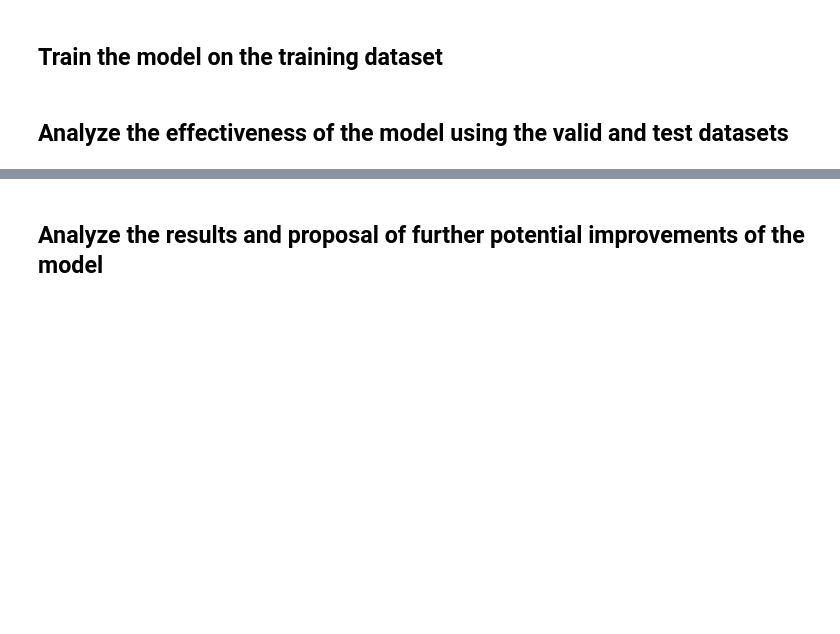
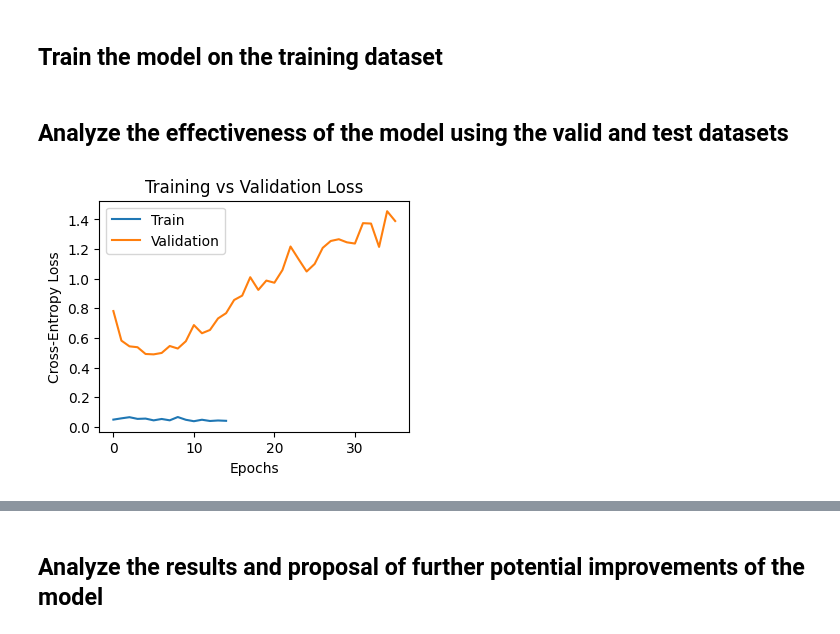
Before and after one commit to AndriyBabiy/goit_deep-learning, a Jupyter notebook: 02_Image_Classification.ipynb, the cells around one changed output, grey strips where cells are left out. Saved outputs shown, nothing was run; the diff lists cells and outputs as text; code cells hidden in the pictures; blank space fills up the shorter version.

```diff
--- a/02_Image_Classification.ipynb
+++ b/02_Image_Classification.ipynb
@@ -225,7 +225,7 @@ for epoch in tqdm(range(num_epochs)):
     train_epoch_loss = []
     train_epoch_acc = []
 
-    for i, (train_batch, labels_batch) in tqdm(enumerate(train_dataloader)):
+    for i, (train_batch, labels_batch) in tqdm(enumerate(train_dataloader), disable=True):
         if cuda:
             train_batch, labels_batch = train_batch.cuda(non_blocking = True), labels_batch.cuda(non_blocking=True)
 
@@ -245,6 +245,9 @@ for epoch in tqdm(range(num_epochs)):
         train_epoch_loss.append(batch_loss)
         train_epoch_acc.append(batch_acc)
 
+    print(f'Train epoch [{epoch+1}/{num_epochs}], Loss: {np.mean(train_epoch_loss):.4f}, Acc: {np.mean(train_epoch_acc)}')
+    train_accs.append(np.mean(train_epoch_acc))
+    train_losses.append(np.mean(train_epoch_loss))
 
     # eval step
 
@@ -278,3 +304,14 @@ ValueError: Expected input batch_size (162) to match target batch_size (32).
 ## Train the model on the training dataset
 # %% [markdown]
 ## Analyze the effectiveness of the model using the valid and test datasets
+# %%
+plt.figure(figsize=(4, 3))
+plt.plot(train_losses, label='Train')
+plt.plot(test_losses, label='Validation')
+plt.legend(loc='best')
+plt.xlabel('Epochs')
+plt.ylabel('Cross-Entropy Loss')
+plt.title('Training vs Validation Loss')
+plt.show()
+# %% [output]
+[figure, added]
```
Also changed, not shown: parts of 6 cells of this notebook.
